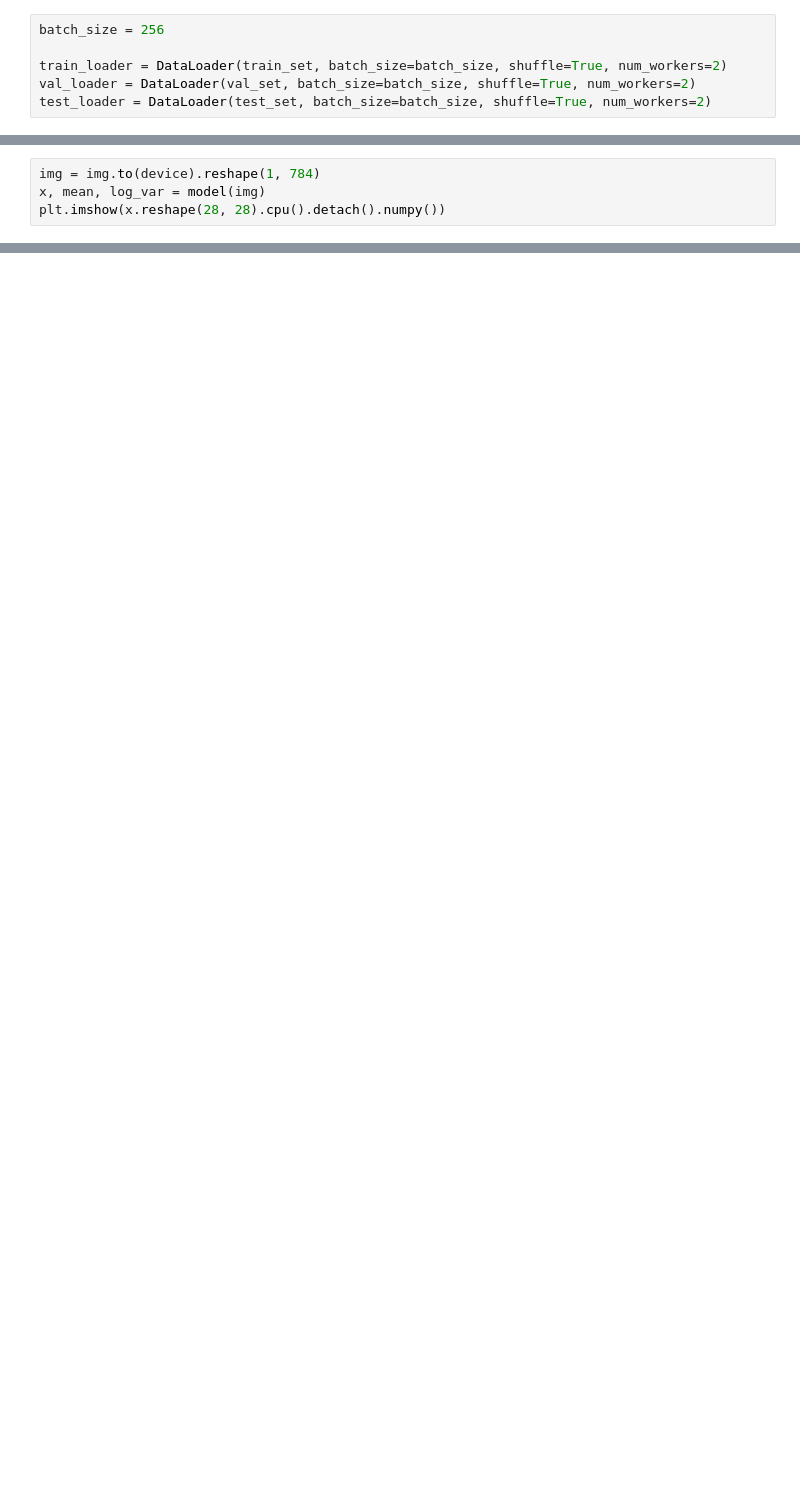
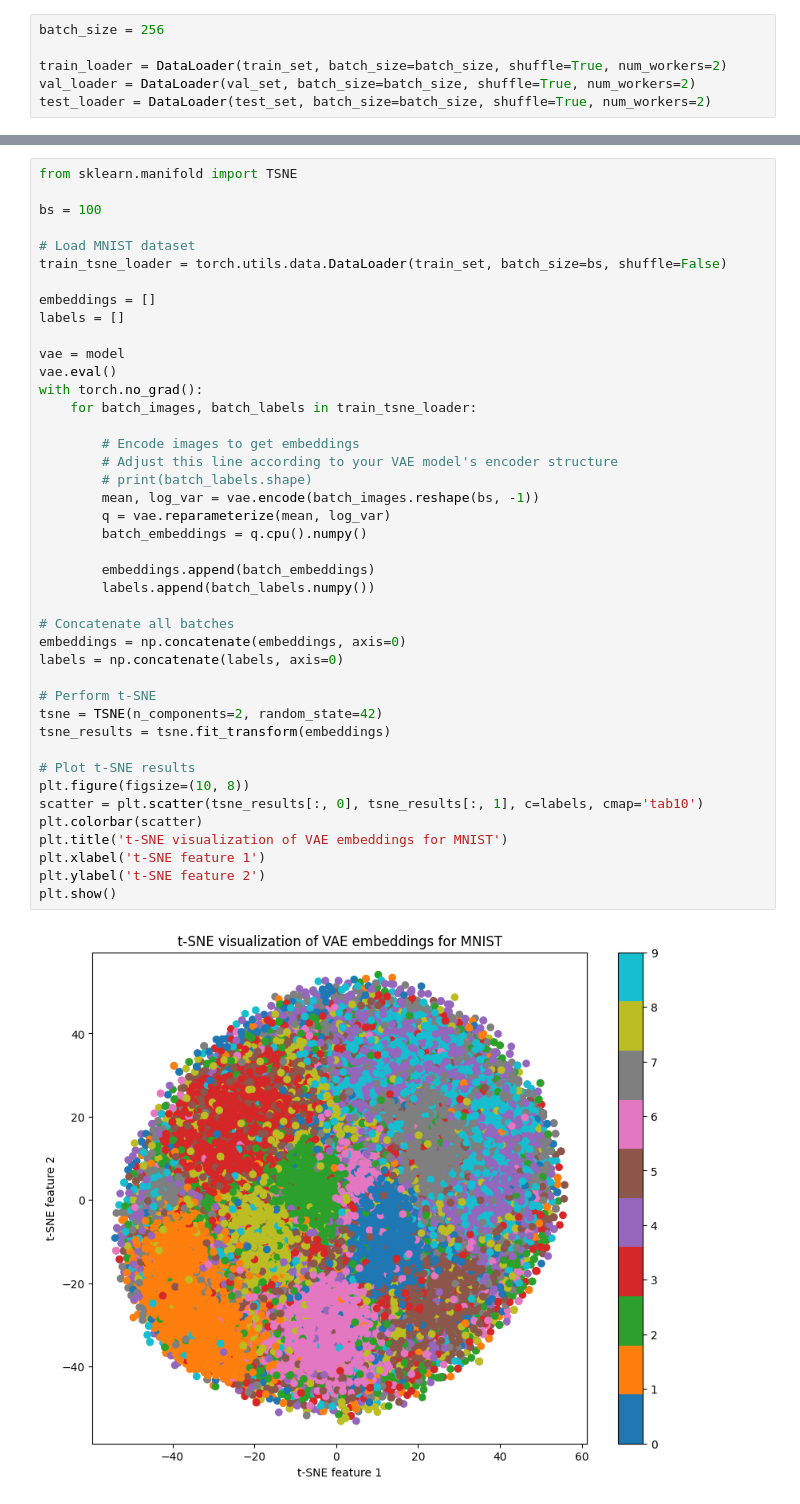
Before and after one commit to asdf93074/Autoencoders, a Jupyter notebook: Vae-MNIST.ipynb, the cells around one changed output, grey strips where cells are left out. Drawn from its saved outputs; the diff is of its cells as text; blank space fills up the shorter version.

```diff
--- a/Vae-MNIST.ipynb
+++ b/Vae-MNIST.ipynb
@@ -192,4 +200,0 @@ plt.imshow(img.reshape(28, 28))
-# %%
-img = img.to(device).reshape(1, 784)
-x, mean, log_var = model(img)
-plt.imshow(x.reshape(28, 28).cpu().detach().numpy())
@@ -198,0 +243,44 @@ plt.imshow(x.reshape(28, 28).cpu().detach().numpy())
+# %%
+from sklearn.manifold import TSNE
+
+bs = 100
+
+# Load MNIST dataset
+train_tsne_loader = torch.utils.data.DataLoader(train_set, batch_size=bs, shuffle=False)
+
+embeddings = []
+labels = []
+
+vae = model
+vae.eval()
+with torch.no_grad():
+    for batch_images, batch_labels in train_tsne_loader:
+
+        # Encode images to get embeddings
+        # Adjust this line according to your VAE model's encoder structure
+        # print(batch_labels.shape)
+        mean, log_var = vae.encode(batch_images.reshape(bs, -1))
+        q = vae.reparameterize(mean, log_var)
+        batch_embeddings = q.cpu().numpy()
+
+        embeddings.append(batch_embeddings)
+        labels.append(batch_labels.numpy())
+
+# Concatenate all batches
+embeddings = np.concatenate(embeddings, axis=0)
+labels = np.concatenate(labels, axis=0)
+
+# Perform t-SNE
+tsne = TSNE(n_components=2, random_state=42)
+tsne_results = tsne.fit_transform(embeddings)
+
+# Plot t-SNE results
+plt.figure(figsize=(10, 8))
+scatter = plt.scatter(tsne_results[:, 0], tsne_results[:, 1], c=labels, cmap='tab10')
+plt.colorbar(scatter)
+plt.title('t-SNE visualization of VAE embeddings for MNIST')
+plt.xlabel('t-SNE feature 1')
+plt.ylabel('t-SNE feature 2')
+plt.show()
+# %% [output]
+[figure, added]
```
Also changed, not shown: parts of 10 cells of this notebook.
